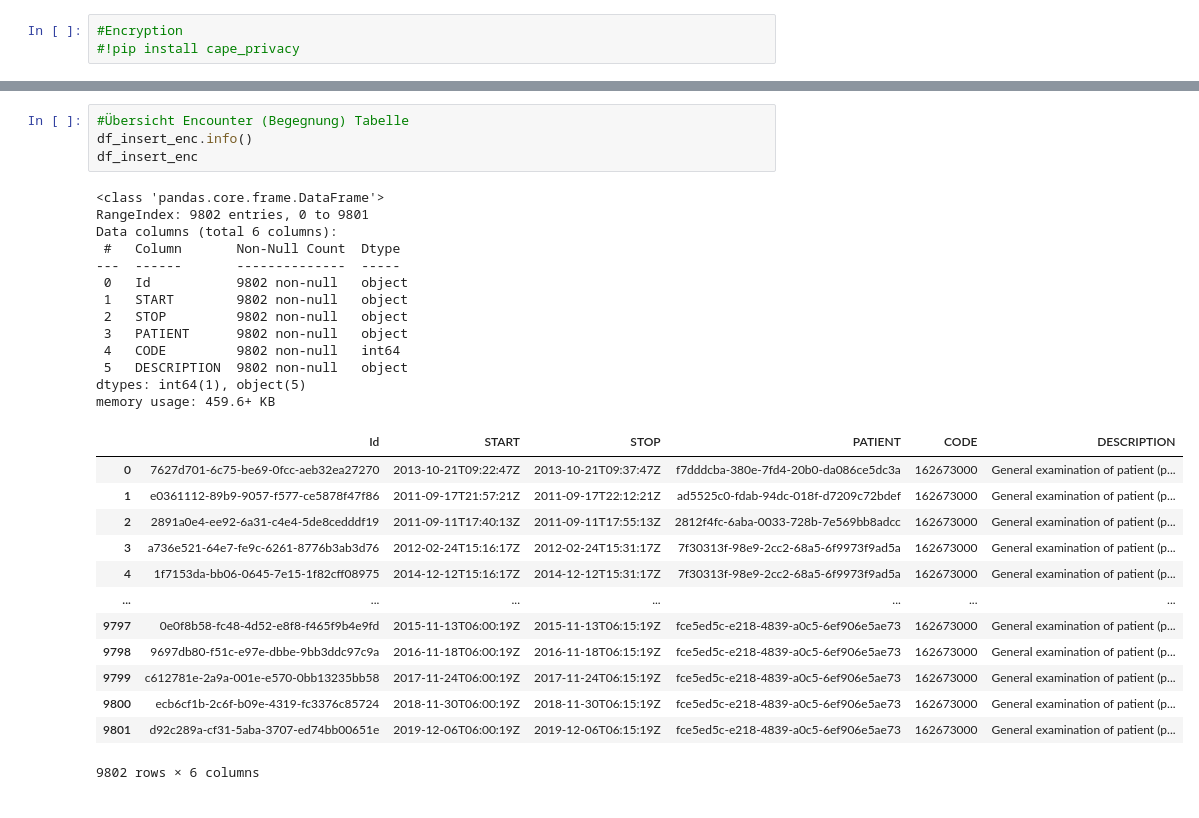
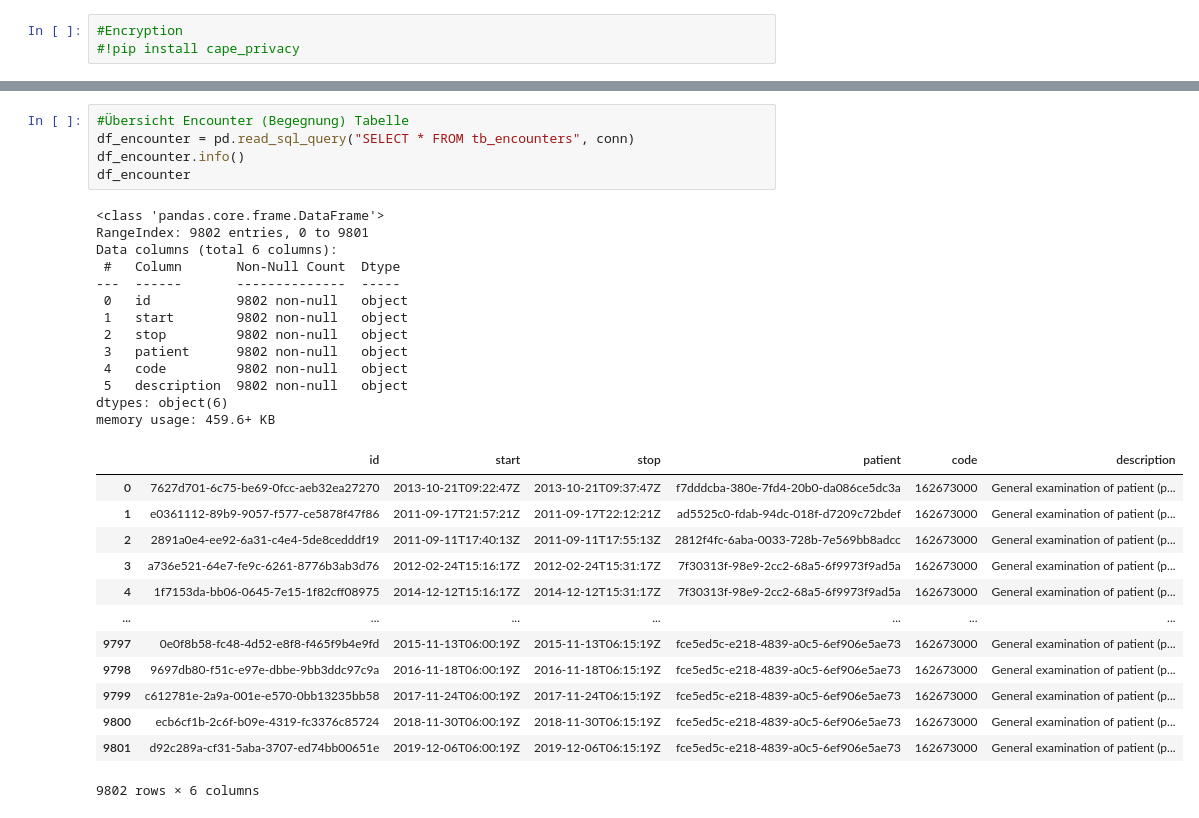
Before and after one commit to MarisaRies/covir, a Jupyter notebook: COVIR.ipynb, the cells around one changed output, grey strips where cells are left out. Cells and saved outputs as stored; diff of their text form.

```diff
--- a/COVIR.ipynb
+++ b/COVIR.ipynb
@@ -144,22 +175,23 @@ memory usage: 49.3+ KB
 # %%
 #Übersicht Encounter (Begegnung) Tabelle
-df_insert_enc.info()
-df_insert_enc
+df_encounter = pd.read_sql_query("SELECT * FROM tb_encounters", conn)
+df_encounter.info()
+df_encounter
 # %% [output]
 <class 'pandas.core.frame.DataFrame'>
 RangeIndex: 9802 entries, 0 to 9801
 Data columns (total 6 columns):
  #   Column       Non-Null Count  Dtype
 ---  ------       --------------  -----
- 0   Id           9802 non-null   object
- 1   START        9802 non-null   object
- 2   STOP         9802 non-null   object
- 3   PATIENT      9802 non-null   object
- 4   CODE         9802 non-null   int64
- 5   DESCRIPTION  9802 non-null   object
-dtypes: int64(1), object(5)
+ 0   id           9802 non-null   object
+ 1   start        9802 non-null   object
+ 2   stop         9802 non-null   object
+ 3   patient      9802 non-null   object
+ 4   code         9802 non-null   object
+ 5   description  9802 non-null   object
+dtypes: object(6)
 memory usage: 459.6+ KB
-|  | Id | START | STOP | PATIENT | CODE | DESCRIPTION |
+|  | id | start | stop | patient | code | description |
 | 0 | 7627d701-6c75-be69-0fcc-aeb32ea27270 | 2013-10-21T09:22:47Z | 2013-10-21T09:37:47Z | f7dddcba-380e-7fd4-20b0-da086ce5dc3a | 162673000 | General examination of patient (p... |
 | 1 | e0361112-89b9-9057-f577-ce5878f47f86 | 2011-09-17T21:57:21Z | 2011-09-17T22:12:21Z | ad5525c0-fdab-94dc-018f-d7209c72bdef | 162673000 | General examination of patient (p... |
 | 2 | 2891a0e4-ee92-6a31-c4e4-5de8cedddf19 | 2011-09-11T17:40:13Z | 2011-09-11T17:55:13Z | 2812f4fc-6aba-0033-728b-7e569bb8adcc | 162673000 | General examination of patient (p... |
```
Also changed, not shown: parts of 14 cells of this notebook.
